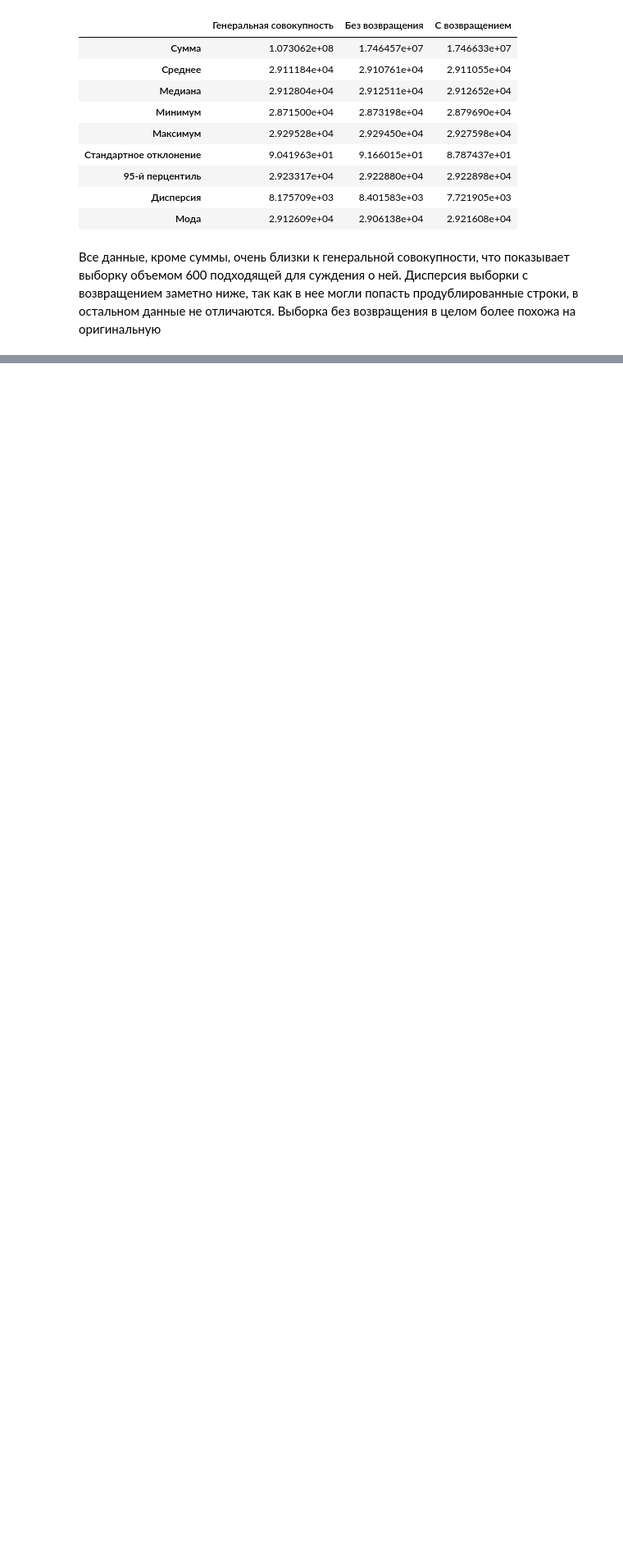
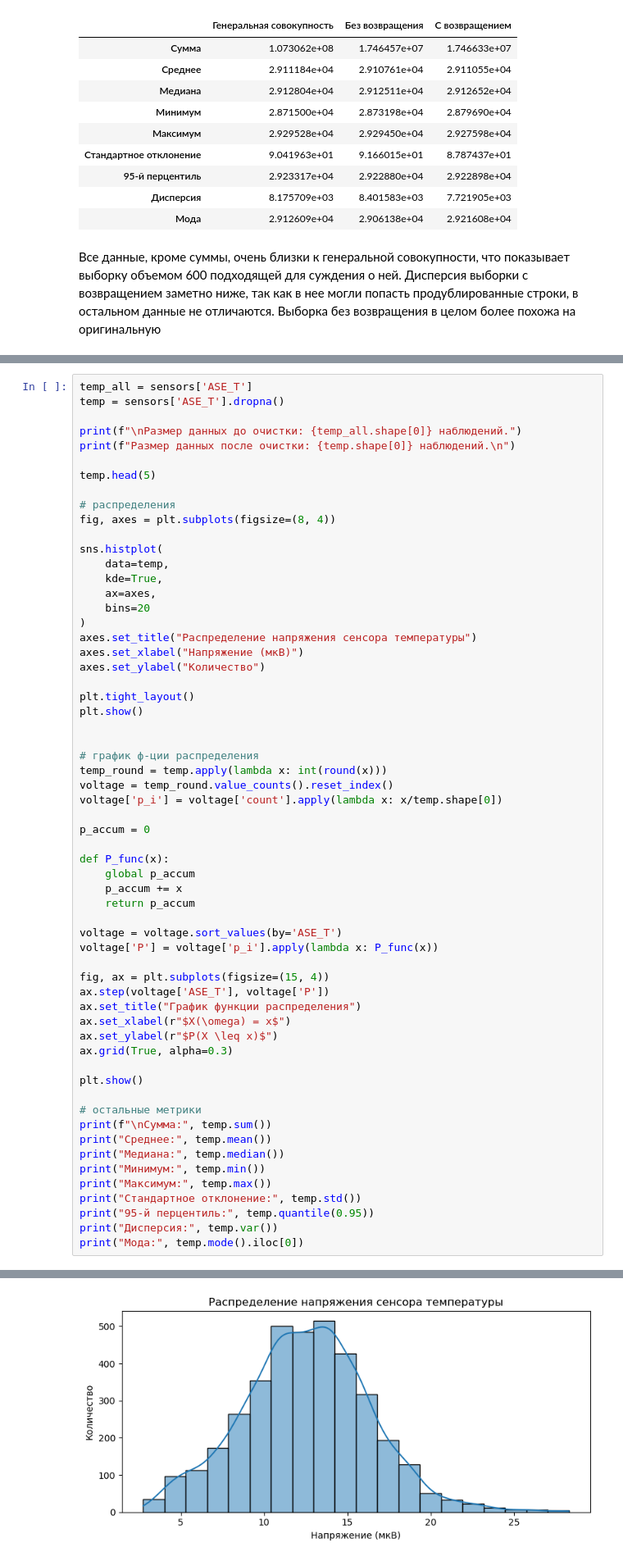
Before and after one commit to ffriewrya/lab01, a Jupyter notebook: lab01.ipynb, the cells around one changed output, grey strips where cells are left out. Shown at 82% size. Saved outputs shown, nothing was run; the diff lists cells and outputs as text; blank space fills up the shorter version.

Commit message:
добавлена новая величина - температура, выполнен первичный анализ распределения, построен его график

```diff
--- a/lab01.ipynb
+++ b/lab01.ipynb
@@ -228,0 +236,61 @@ display(table)
+# %%
+temp_all = sensors['ASE_T']
+temp = sensors['ASE_T'].dropna()
+
+print(f"\nРазмер данных до очистки: {temp_all.shape[0]} наблюдений.")
+print(f"Размер данных после очистки: {temp.shape[0]} наблюдений.\n")
+
+temp.head(5)
+
+# распределения
+fig, axes = plt.subplots(figsize=(8, 4))
+
+sns.histplot(
+    data=temp,
+    kde=True,
+    ax=axes,
+    bins=20
+)
+axes.set_title("Распределение напряжения сенсора температуры")
+axes.set_xlabel("Напряжение (мкВ)")
+axes.set_ylabel("Количество")
+
+plt.tight_layout()
+plt.show()
+
+
+# график ф-ции распределения
+temp_round = temp.apply(lambda x: int(round(x)))
+voltage = temp_round.value_counts().reset_index()
+voltage['p_i'] = voltage['count'].apply(lambda x: x/temp.shape[0])
+
+p_accum = 0
+
+def P_func(x):
+    global p_accum
+    p_accum += x
+    return p_accum
+
+voltage = voltage.sort_values(by='ASE_T')
+voltage['P'] = voltage['p_i'].apply(lambda x: P_func(x))
+
+fig, ax = plt.subplots(figsize=(15, 4))
+ax.step(voltage['ASE_T'], voltage['P'])
+ax.set_title("График функции распределения")
+ax.set_xlabel(r"$X(\omega) = x$")
+ax.set_ylabel(r"$P(X \leq x)$")
+ax.grid(True, alpha=0.3)
+
+plt.show()
+
+# остальные метрики
+print(f"\nСумма:", temp.sum())
+print("Среднее:", temp.mean())
+print("Медиана:", temp.median())
+print("Минимум:", temp.min())
+print("Максимум:", temp.max())
+print("Стандартное отклонение:", temp.std())
+print("95-й перцентиль:", temp.quantile(0.95))
+print("Дисперсия:", temp.var())
+print("Мода:", temp.mode().iloc[0])
+# %% [output]
@@ -228,0 +299 @@ display(table)
+[figure, added]
```
Also changed, not shown: parts of 4 cells of this notebook.
